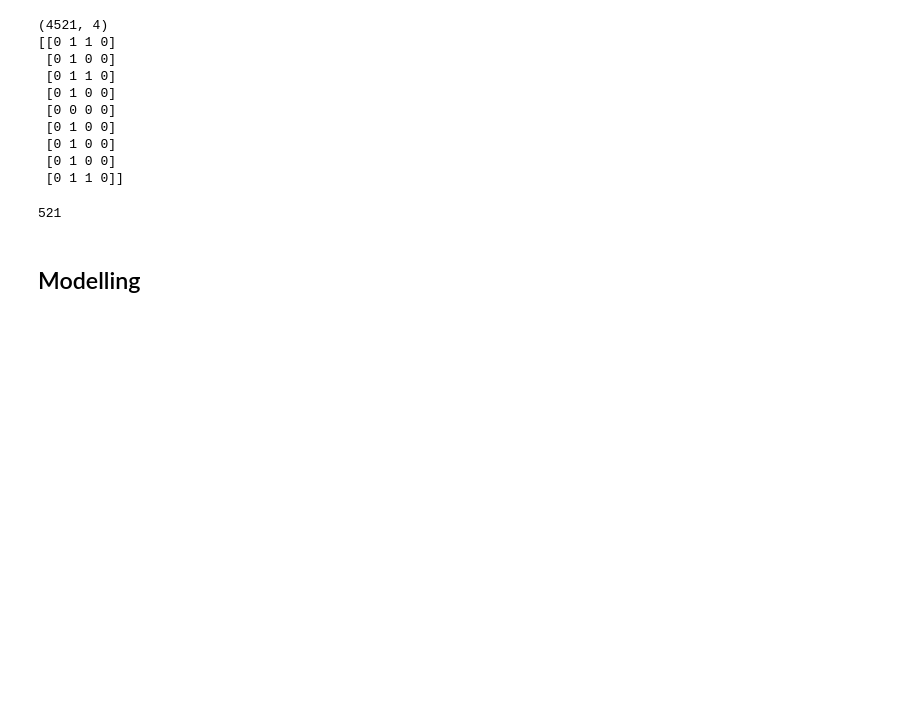
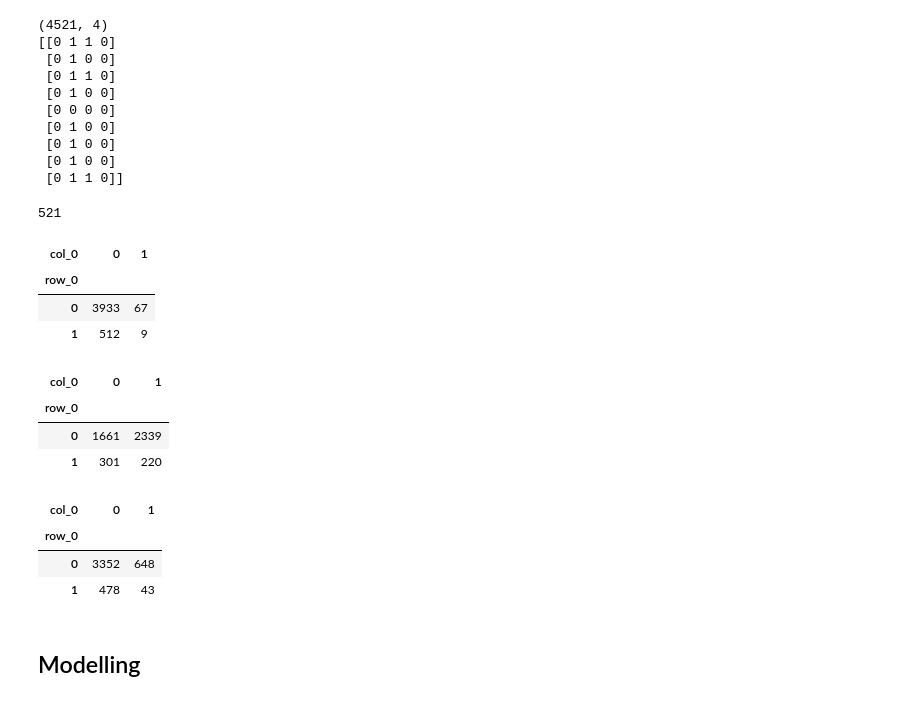
Before and after one commit to bstrain71/422_bank_marketing, a Jupyter notebook: Strain_Assignment2.ipynb, the cells around one changed output. Drawn from its saved outputs; the diff is of its cells as text; code cells hidden in the pictures; blank space fills up the shorter version.

```diff
--- a/Strain_Assignment2.ipynb
+++ b/Strain_Assignment2.ipynb
@@ -124,6 +124,30 @@ print(model_data[1:10,])
 sum(model_data[:,3])
 # %% [output]
 521
+# %%
+# response vs default: only 9 intersections
+pd.crosstab(model_data[:,3], model_data[:,0])
+# %% [output]
+| col_0 | 0 | 1 |
+| row_0 |  |  |
+| 0 | 3933 | 67 |
+| 1 | 512 | 9 |
+# %%
+# response vs housing: 220 intersections
+pd.crosstab(model_data[:,3], model_data[:,1])
+# %% [output]
+| col_0 | 0 | 1 |
+| row_0 |  |  |
+| 0 | 1661 | 2339 |
+| 1 | 301 | 220 |
+# %%
+# response vs loan: 43 intersections
+pd.crosstab(model_data[:,3], model_data[:,2])
+# %% [output]
+| col_0 | 0 | 1 |
+| row_0 |  |  |
+| 0 | 3352 | 648 |
+| 1 | 478 | 43 |
 # %% [markdown]
 ## Modelling
 # %% [markdown]
```
Also changed, not shown: parts of 3 cells of this notebook.
